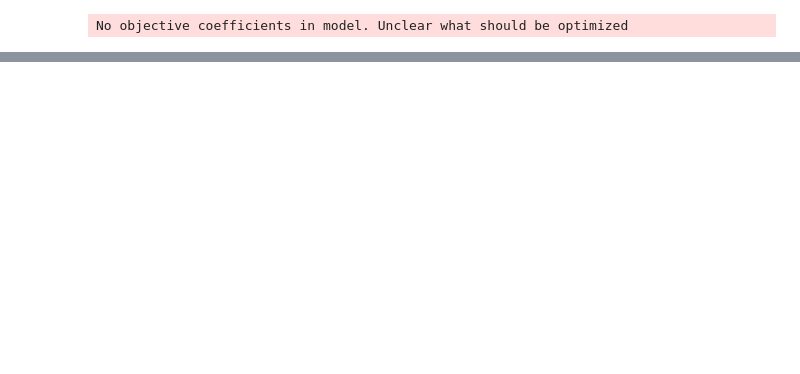
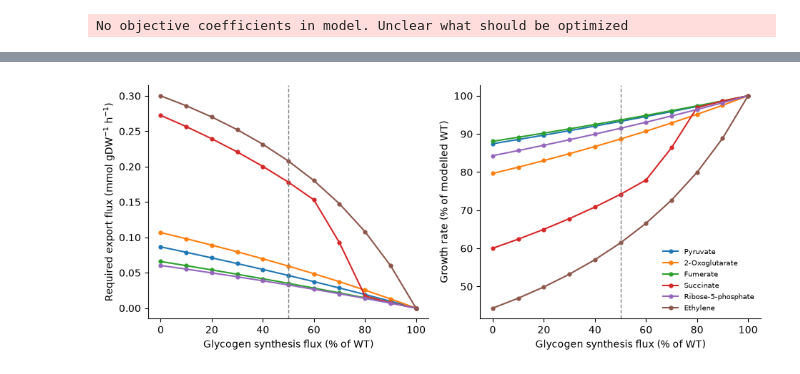
Before and after one commit to krotlkpt/D_glgC_FBA, a Jupyter notebook: Deltaglgc.ipynb, the cells around one changed output, grey strips where cells are left out. Cells and saved outputs as stored; diff of their text form; code cells hidden in the pictures; blank space fills up the shorter version.

```diff
--- a/Deltaglgc.ipynb
+++ b/Deltaglgc.ipynb
@@ -264,0 +264,29 @@ fig.show()
+# %%
+recs = []
+for x in np.arange(0.0, 1.01, 0.1):
+    s = lgs_model(syn6803, glycogen_WT * x)
+    for n, moi in export_dict.items():
+        r = table2(s, n, moi, PHOTONS_WT, growth_WT, atp_WT/nadph_WT, glycogen_WT * x)
+        recs.append(dict(glycogen_pct_of_WT=round(x * 100),
+                            metabolite=n, flux=r["Extracellular flux"],
+                            growth=r["Growth rate (1/h)"],
+                            growth_pct=r["Growth rate (% of WT)"],
+                            CN=r["C:N"], C_loss=r["Carbon loss (mmol C gDW-1 h-1)"]))
+sens = pd.DataFrame(recs)
+# %%
+fig, ax = plt.subplots(1, 2, figsize=(9.5, 4))
+for n in export_dict.keys():
+    d = sens[sens.metabolite == n].sort_values("glycogen_pct_of_WT")
+    ax[0].plot(d.glycogen_pct_of_WT, d.flux, marker="o", ms=3.5, label=n)
+    ax[1].plot(d.glycogen_pct_of_WT, d.growth_pct, marker="o", ms=3.5, label=n)
+for a in ax:
+    a.axvline(0.5 * 100, ls="--", lw=1, color="0.5")
+    a.set_xlabel("Glycogen synthesis flux (% of WT)")
+    a.spines[["top", "right"]].set_visible(False)
+ax[0].set_ylabel("Required export flux (mmol gDW$^{-1}$ h$^{-1}$)")
+ax[1].set_ylabel("Growth rate (% of modelled WT)")
+ax[1].legend(fontsize=7.5, frameon=False, loc="lower right")
+fig.tight_layout()
+fig.show()
+# %% [output]
+[figure, added]
```
Also changed, not shown: parts of 14 cells of this notebook, 2 other files.
